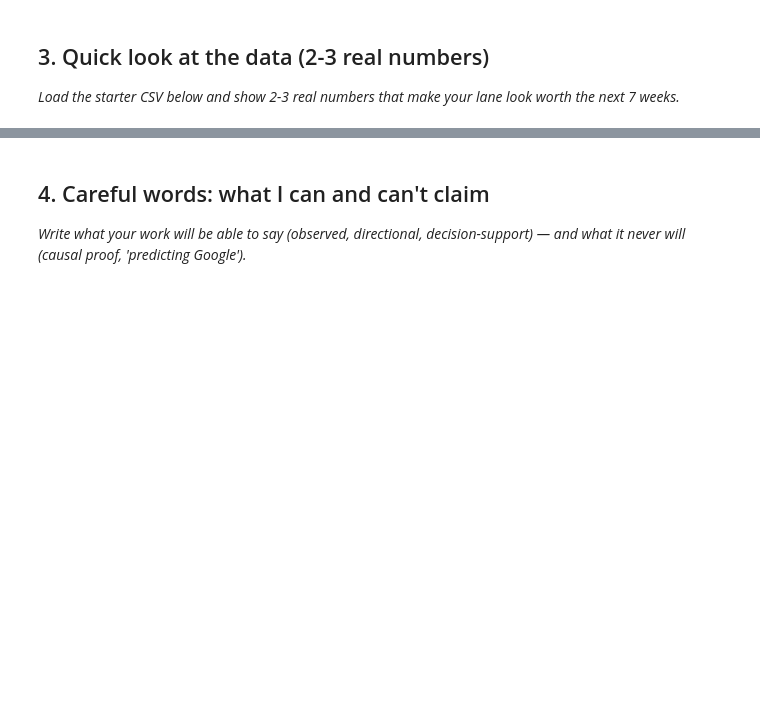
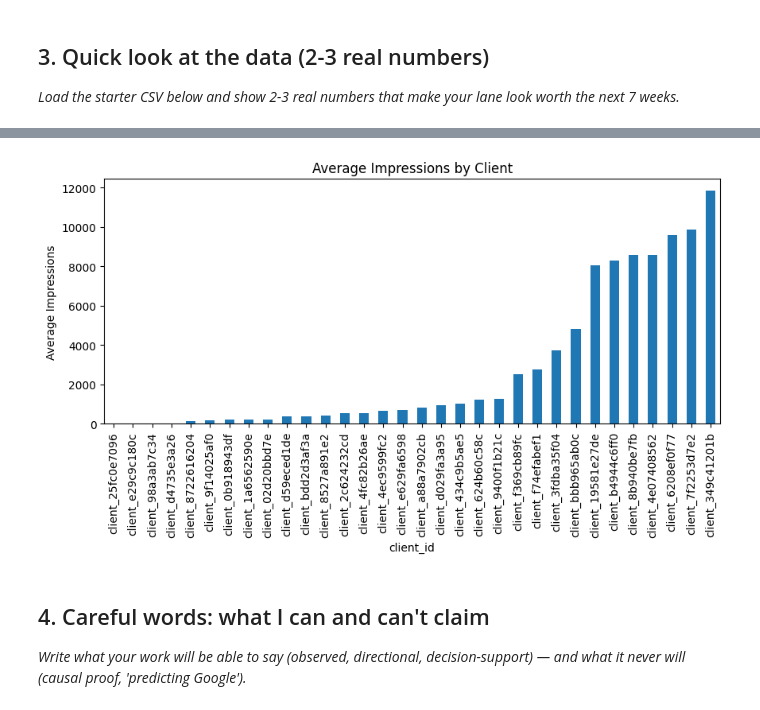
Before and after one commit to TobaQUINN/flyrank-ml-internship, a Jupyter notebook: work/notebooks/w01_research_question.ipynb, the cells around one changed output, grey strips where cells are left out. Cells and saved outputs as stored; diff of their text form; code cells hidden in the pictures; blank space fills up the shorter version.

```diff
--- a/work/notebooks/w01_research_question.ipynb
+++ b/work/notebooks/w01_research_question.ipynb
@@ -27,3 +56,17 @@ This skeleton is yours to fill. Work the sections **in order** — each one has
 # %%
 # This cell is for CODE (numbers, a query, a check).
 # Write your text answer in the cell ABOVE this one — typing sentences here breaks Run All.
+
+import pandas as pd, numpy as np
+df = pd.read_csv("data/raw/content_refresh_anonymized.csv")
+
+# Key statistics
+n_pages = df["content_id"].nunique()
+n_clients = df["client_id"].nunique()
+avg_impressions = df["impressions_90d"].mean()
+corr = df["search_volume"].corr(df["impressions_90d"])
+
+print(f"Unique content pages : {n_pages:,}")
+print(f"Unique clients       : {n_clients}")
+print(f"Average impressions/page (90d): {avg_impressions:,.0f}")
+print(f"Correlation (Search Volume vs Impressions): {corr:.4f}")
@@ -30,3 +93,21 @@ This skeleton is yours to fill. Work the sections **in order** — each one has
+# %%
+# Variation across clients
+import matplotlib.pyplot as plt
+
+client_perf = (
+    df.groupby("client_id")["impressions_90d"]
+      .mean()
+      .sort_values()
+)
+
+client_perf.plot.bar(figsize=(10,4))
+
+plt.ylabel("Average Impressions")
+plt.title("Average Impressions by Client")
+
+plt.show()
+# %% [output]
+[figure, added]
 # %% [markdown]
 ## 4. Careful words: what I can and can't claim
 
```
Also changed, not shown: parts of 8 cells of this notebook.
